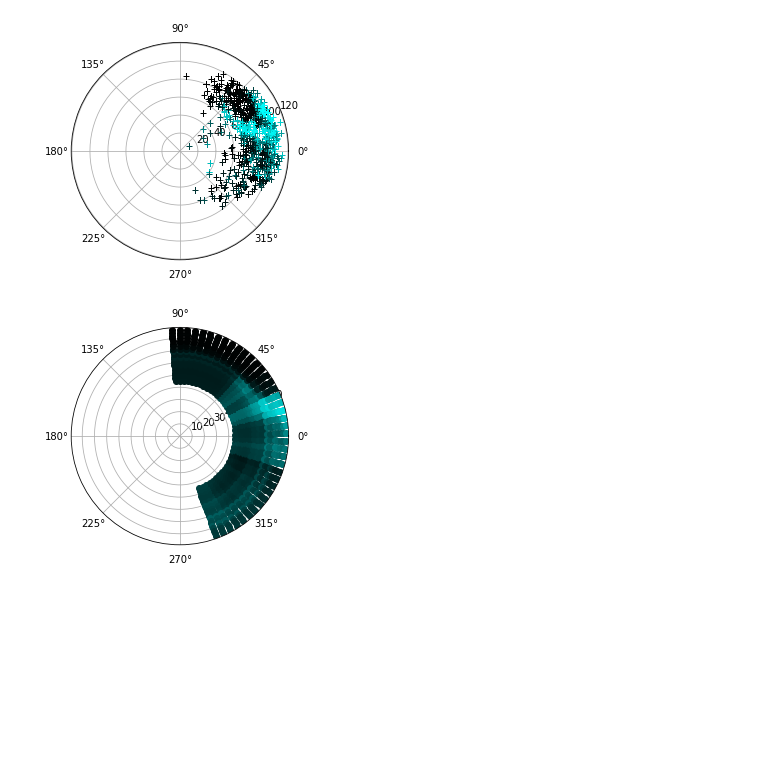
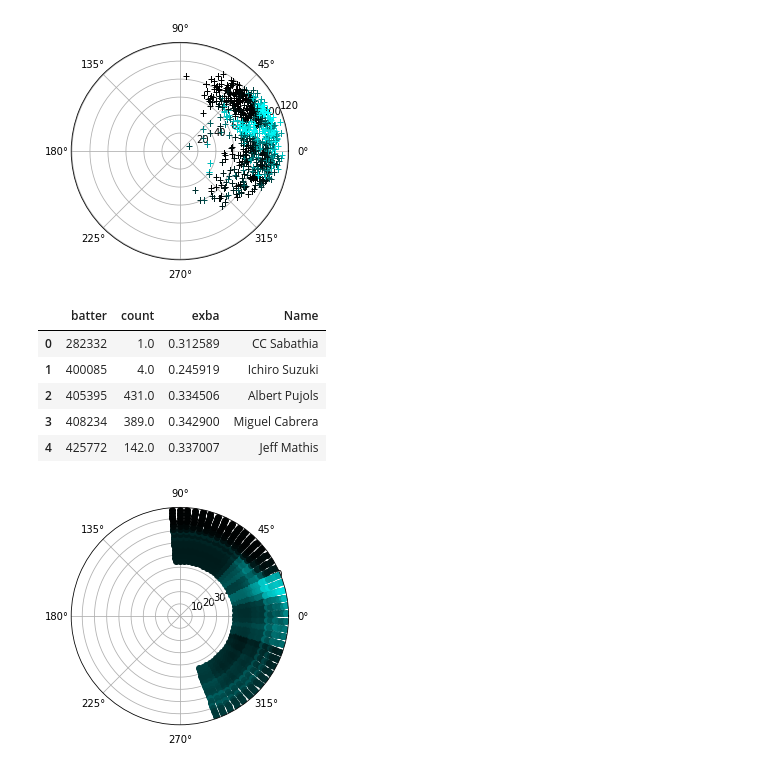
Before and after one commit to EricLangdon/cs254-Project, a Jupyter notebook: jupyter/Project_v2_randomfor.ipynb, the cells around one changed output. Saved outputs shown, nothing was run; the diff lists cells and outputs as text; code cells hidden in the pictures; blank space fills up the shorter version.

```diff
--- a/jupyter/Project_v2_randomfor.ipynb
+++ b/jupyter/Project_v2_randomfor.ipynb
@@ -274,3 +283,35 @@ plt.show()
+# %%
+pred=pd.DataFrame()
+pred['batter']=normX['batter']
+pred['predictions']=normX['predictions']
+# %%
+grouped=pred.groupby('batter')
+# %%
+predictor=pd.DataFrame()
+#predictor['batter']=grouped.describe()['batter']
+predictor['count']=grouped.describe()['predictions']['count']
+predictor['exba']=grouped.describe()['predictions']['mean']
+predictor=predictor.reset_index()
+# %%
+
+batters=pd.read_csv('../data/batterdat1.csv')
+strikeouts=pd.read_csv('../data/Strikeouts.csv')
+batters['Name']=batters['player_name']
+full=strikeouts.merge(batters,on='Name',how='outer')
+full=full.dropna()
+joiner=pd.DataFrame()
+joiner['batter']=full['player_id']
+joiner['Name']=full['Name']
+predictor=predictor.merge(joiner,on='batter',how='inner')
+# %%
+predictor.head()
+# %% [output]
+|  | batter | count | exba | Name |
+| 0 | 282332 | 1.0 | 0.312589 | CC Sabathia |
+| 1 | 400085 | 4.0 | 0.245919 | Ichiro Suzuki |
+| 2 | 405395 | 431.0 | 0.334506 | Albert Pujols |
+| 3 | 408234 | 389.0 | 0.342900 | Miguel Cabrera |
+| 4 | 425772 | 142.0 | 0.337007 | Jeff Mathis |
 # %%
 testX=np.linspace(-3,3,40)
 testy=np.linspace(-3,3,40)
```
Also changed, not shown: parts of 7 cells of this notebook, 5 other files.
